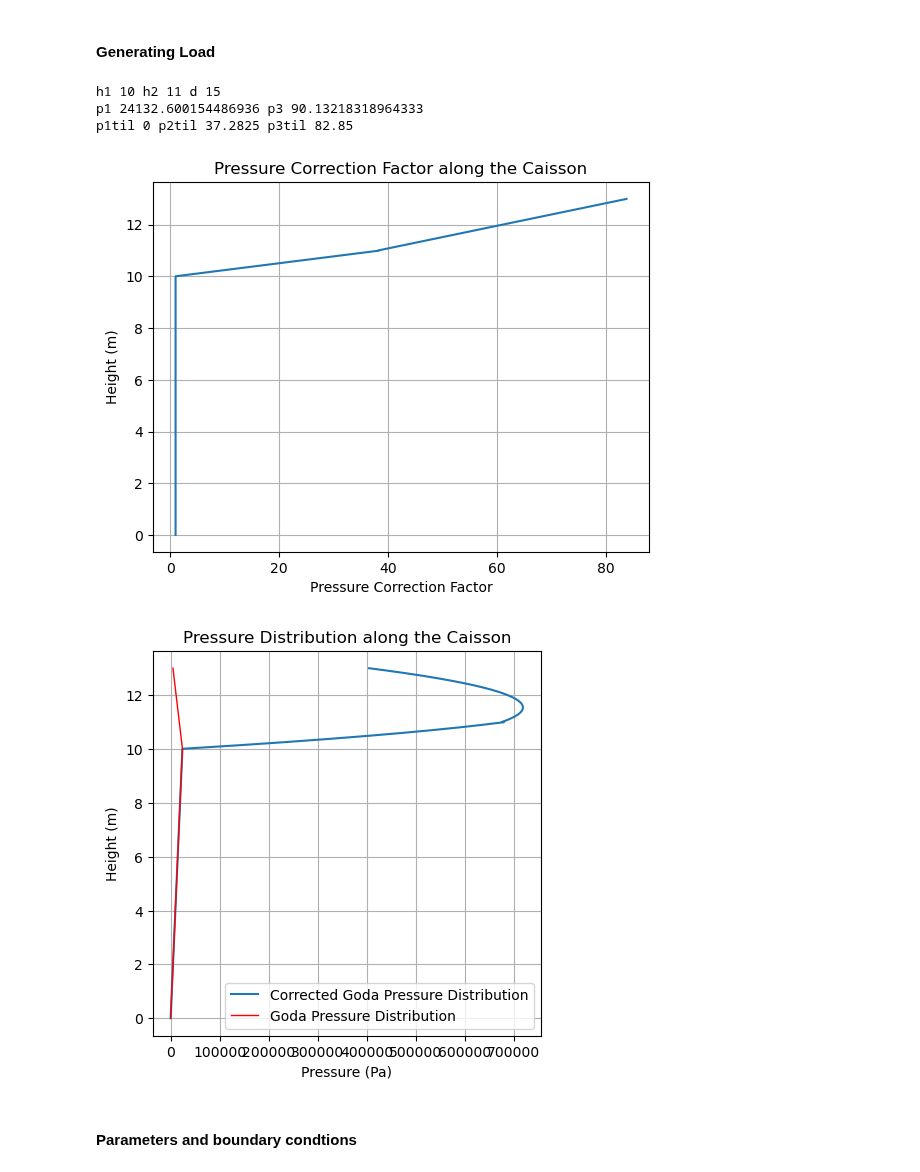
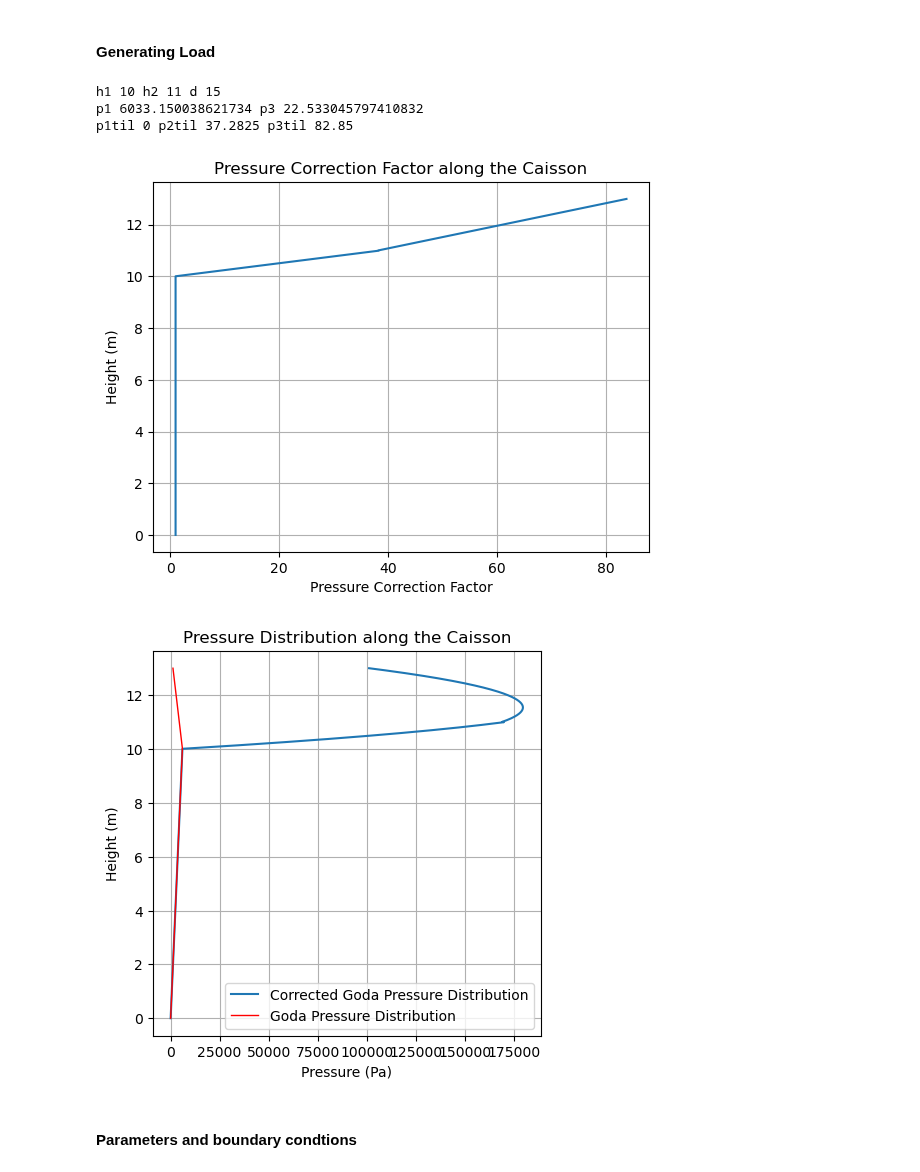
Before and after one commit to maxblw/CIEM4220_CM, a Jupyter notebook: model/1_model_definition.ipynb, the cells around one changed output. Cells and saved outputs as stored; diff of their text form; code cells hidden in the pictures.

Commit message:
removed lambda from goda

```diff
--- a/model/1_model_definition.ipynb
+++ b/model/1_model_definition.ipynb
@@ -77,28 +77,26 @@ plt.show()
 # %%
 # examples of input values
 h = 10 # water depth [m]
 beta = 2
 k = 2 * np.pi / 10  # wave number, assuming a wavelength of 10 m
 
 # Load parameters
 H = 1
-labda1 = 4
-labda2 = 2
 h_tot = 13 # m
 eta = 5 #surface elevation [m] (time dependent)
 
 d = 10
 h1 = h
 h2 = 11 # height to start of curvature
 
-goda = Load.goda_original(d, beta, labda1, labda2, H, eta, k)
+goda = Load.goda_original(d, beta, H, eta, k)
 q_goda = Load.array_Goda(h_tot, h1, h2, eta, goda, k, H, printing = True)
 # %% [output]
 h1 10 h2 11 d 15
-p1 24132.600154486936 p3 90.13218318964333
+p1 6033.150038621734 p3 22.533045797410832
 p1til 0 p2til 37.2825 p3til 82.85
 [figure]
-[figure, old version]
+[figure, new version]
 # %% [markdown]
 #### Parameters and boundary condtions
 # %%
```
Also changed, not shown: parts of 2 cells of this notebook, 2 other files.
